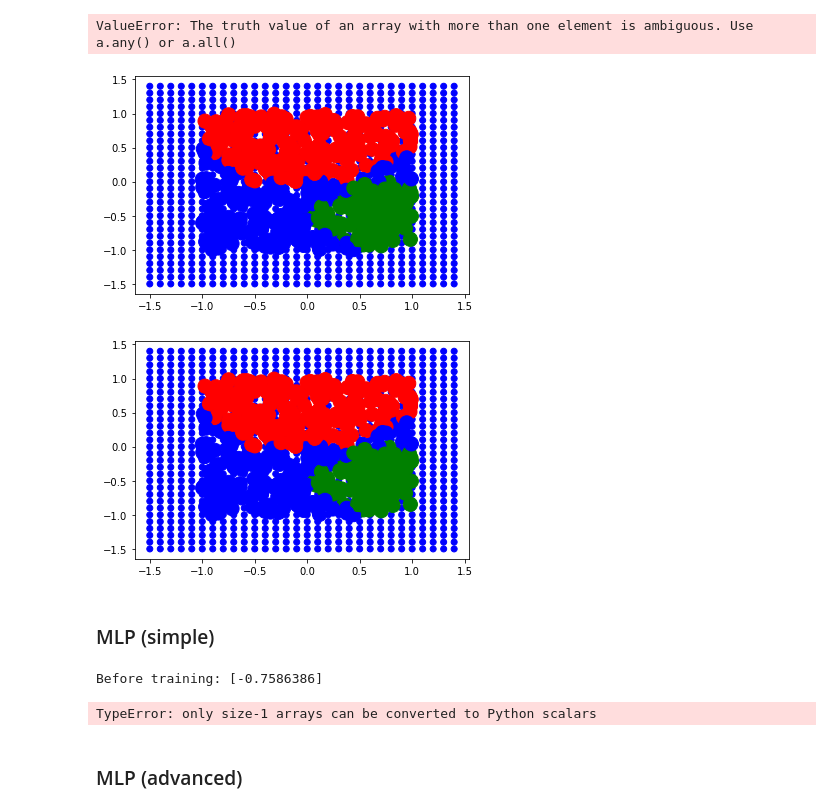
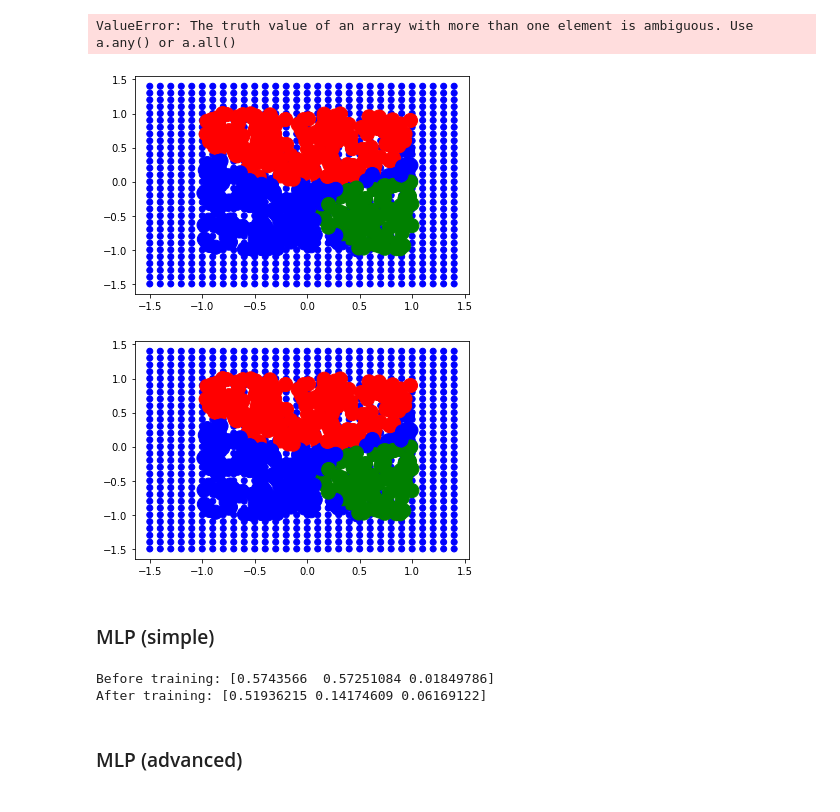
Before and after one commit to Levorilh/ml_python, a Jupyter notebook: Notebook___CAS_DE_TESTS.ipynb, the cells around one changed output. Cells and saved outputs as stored; diff of their text form; code cells hidden in the pictures.

Commit message:
5 tests cases remaining

```diff
--- a/Notebook___CAS_DE_TESTS.ipynb
+++ b/Notebook___CAS_DE_TESTS.ipynb
@@ -879,15 +859,15 @@ print(Y)
 input_dim = 2
 
 p_model = create_linear_model(input_dim)
-test_before = predict_linear_model_classif(p_model, input_dim, [2, 2])
+test_before = predict_linear_model_classif(p_model, input_dim, [-0.75, -0.50])
 
 print("Before training:", test_before)
 
-flattened_Y = Y[0].flatten()
+flattened_Y = Y[-1].flatten()
 
 train_linear_classification_model(p_model, input_dim, X, flattened_Y)
 
-test_after = predict_linear_model_classif(p_model, input_dim, [2, 2])
+test_after = predict_linear_model_classif(p_model, input_dim, [-0.75, -0.50])
 
 print("After training:",test_after)
 # %% [output]
@@ -923,64 +903,68 @@ test_after = predict_linear_model_classif(p_model, input_dim , [1.25, 1.25])
 
 print("Prediction:", test_after)
 
-flattened_dataset_inputs = []
-for p in X:
-    flattened_dataset_inputs.append(p[0])
-    flattened_dataset_inputs.append(p[1])
 
 destroy_linear_model(model)
 # %% [output]
 ValueError: The truth value of an array with more than one element is ambiguous. Use a.any() or a.all()
 # %%
-model = create_linear_model(input_dim)
+model_dr = create_linear_model(input_dim)
+model_dl = create_linear_model(input_dim)
+model_v = create_linear_model(input_dim)
+
 test_dataset = [[x1, x2] for x1 in np.arange(-1.5, 1.5, 0.1) for x2 in np.arange(-1.5, 1.5, 0.1)]
 colors = ["blue" if np.argmax(output) == 0 else ("red" if np.argmax(output) == 1 else "green") for output in Y]
 
 predicted_outputs = [predict_linear_model_classif(model,input_dim,  p) for p in test_dataset]
 predicted_outputs_colors = ["blue" if np.argmax(output) == 0 else ("red" if np.argmax(output) == 1 else "green") for output in predicted_outputs]
 plt.scatter([p[0] for p in test_dataset], [p[1] for p in test_dataset], c=predicted_outputs_colors)
 plt.scatter([p[0] for p in X], [p[1] for p in X], c=colors, s=200)
 plt.show()
 
 flattened_dataset_inputs = []
 for p in X:
     flattened_dataset_inputs.append(p[0])
     flattened_dataset_inputs.append(p[1])
 
 flattened_dataset_outputs = []
 for p in Y:
     flattened_dataset_outputs.append(p[0])
     flattened_dataset_outputs.append(p[1])
     flattened_dataset_outputs.append(p[2])
 
+
+
+
 train_linear_classification_model(model, input_dim, X, flattened_dataset_outputs)
 
 predicted_outputs = [predict_linear_model_classif(model,input_dim,  p) for p in test_dataset]
 predicted_outputs_colors = ["blue" if np.argmax(output) == 0 else ("red" if np.argmax(output) == 1 else "green") for output in predicted_outputs]
 plt.scatter([p[0] for p in test_dataset], [p[1] for p in test_dataset], c=predicted_outputs_colors)
 plt.scatter([p[0] for p in X], [p[1] for p in X], c=colors, s=200)
 plt.show()
 # %% [output]
-[figure, old version]
+[figure, new version]
-[figure, old version]
+[figure, new version]
 # %% [markdown]
 ### MLP (simple)
 # %%
+from ml import *
+
 input_dim = [len(X[0]), 3]
 
-p_model = create_mlp_model(input_dim)
-test_before = predict_mlp_model_classification(p_model, [2.5, 2.5])
+p_model, len_output_layer = create_mlp_model(input_dim)
+test_before = predict_mlp_model_classification(p_model, len_output_layer, [-0.75, -0.50])
 
 print("Before training:", test_before)
 
-train_classification_stochastic_gradient_backpropagation_mlp_model(p_model, X, Y)
+train_classification_stochastic_gradient_backpropagation_mlp_model(p_model, X, Y.flatten())
 
-test_after = predict_mlp_model_classification(p_model, [2.5, 2.5])
+test_after = predict_mlp_model_classification(p_model, len_output_layer, [-0.75, -0.50])
 
 print("After training:", test_after)
 # %% [output]
-Before training: [-0.7586386]
+Before training: [0.5743566  0.57251084 0.01849786]
+After training: [0.51936215 0.14174609 0.06169122]
-TypeError: only size-1 arrays can be converted to Python scalars
 # %% [markdown]
 ### MLP (advanced)
 # %%
```
Also changed, not shown: parts of 15 cells of this notebook, 1 other file.
